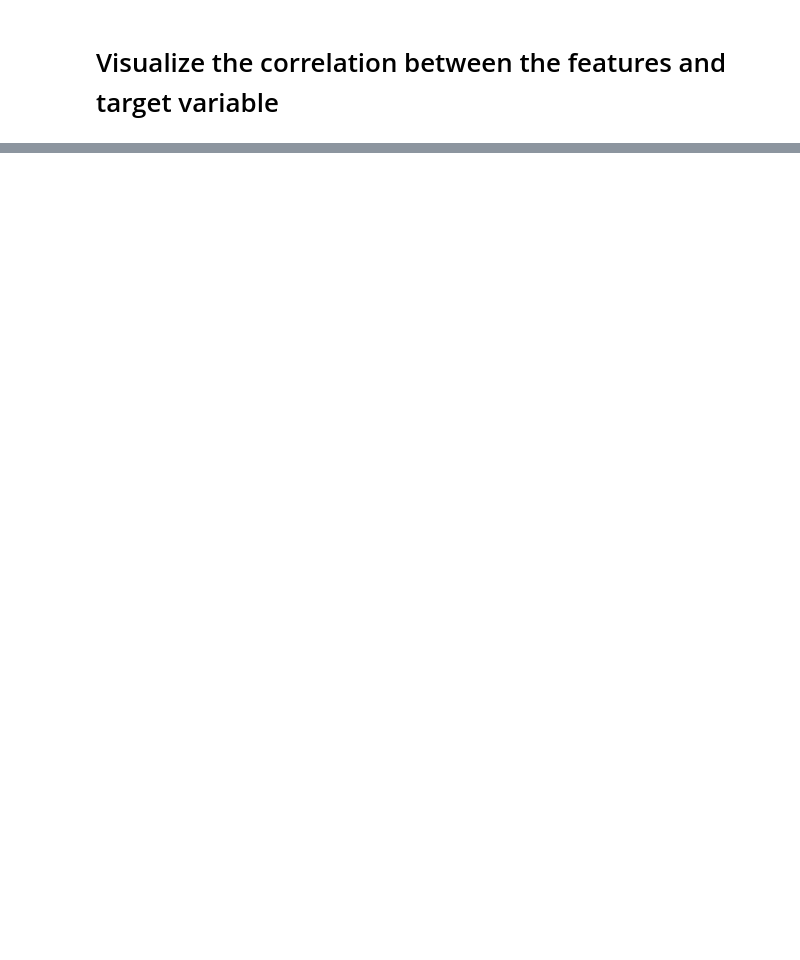
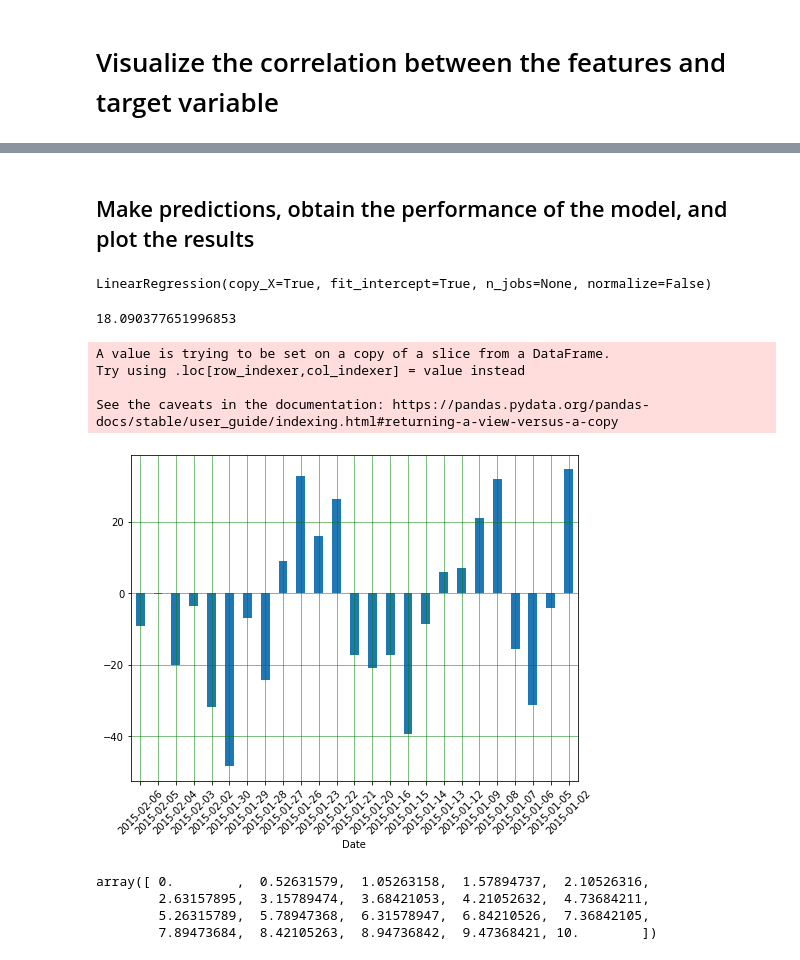
Before and after one commit to vickykatoch/avam-ml-adventures, a Jupyter notebook: notebooks/MulVarLinRegSkit.ipynb, the cells around one changed output, grey strips where cells are left out. Drawn from its saved outputs; the diff is of its cells as text; code cells hidden in the pictures; blank space fills up the shorter version.

```diff
--- a/notebooks/MulVarLinRegSkit.ipynb
+++ b/notebooks/MulVarLinRegSkit.ipynb
@@ -135,0 +135,62 @@ Name: Adj Close, dtype: float64
+# %%
+train = SPY_data[SPY_data.index < datetime(year=2015, month=1, day=1)]
+test = SPY_data[SPY_data.index >= datetime(year=2015, month=1, day=1)]
+dates = test.index
+# %% [markdown]
+## Make predictions, obtain the performance of the model, and plot the results
+# %%
+lr = LinearRegression()
+
+X_train = train[["High-Low_pct","ewm_5","price_std_5","volume_avg_5","volume Change","volume Close"]]
+
+Y_train = train["Adj Close"]
+
+lr.fit(X_train,Y_train)
+# %% [output]
+LinearRegression(copy_X=True, fit_intercept=True, n_jobs=None, normalize=False)
+# %%
+# Create the test features dataset (X_test) which will be used to make the predictions.
+X_test = test[["High-Low_pct","ewm_5","price_std_5","volume_avg_5","volume Change","volume Close"]].values
+
+# The labels of the model
+Y_test = test["Adj Close"].values
+# %%
+close_predictions = lr.predict(X_test)
+
+mae = sum(abs(close_predictions - test["Adj Close"].values)) / test.shape[0]
+
+print(mae)
+# %% [output]
+18.090377651996853
+# %%
+# Create a dataframe that output the Date, the Actual and the predicted values
+df = pd.DataFrame({'Date':dates,'Actual': Y_test, 'Predicted': close_predictions})
+df1 = df.tail(25)
+
+# set the date with string format for plotting
+df1['Date'] = df1['Date'].dt.strftime('%Y-%m-%d')
+
+df1.set_index('Date',inplace=True)
+
+error = df1['Actual'] - df1['Predicted']
+
+# Plot the error term between the actual and predicted values for the last 25 days
+
+error.plot(kind='bar',figsize=(8,6))
+plt.grid(which='major', linestyle='-', linewidth='0.5', color='green')
+plt.grid(which='minor', linestyle=':', linewidth='0.5', color='black')
+plt.xticks(rotation=45)
+plt.show();
+# %% [output]
+A value is trying to be set on a copy of a slice from a DataFrame.
+Try using .loc[row_indexer,col_indexer] = value instead
+
+See the caveats in the documentation: https://pandas.pydata.org/pandas-docs/stable/user_guide/indexing.html#returning-a-view-versus-a-copy
+[figure, added]
+# %%
+np.linspace(0,1,20) * 10
+# %% [output]
+array([ 0.        ,  0.52631579,  1.05263158,  1.57894737,  2.10526316,
+        2.63157895,  3.15789474,  3.68421053,  4.21052632,  4.73684211,
+        5.26315789,  5.78947368,  6.31578947,  6.84210526,  7.36842105,
+        7.89473684,  8.42105263,  8.94736842,  9.47368421, 10.        ])
```
Also changed, not shown: parts of 8 cells of this notebook.
